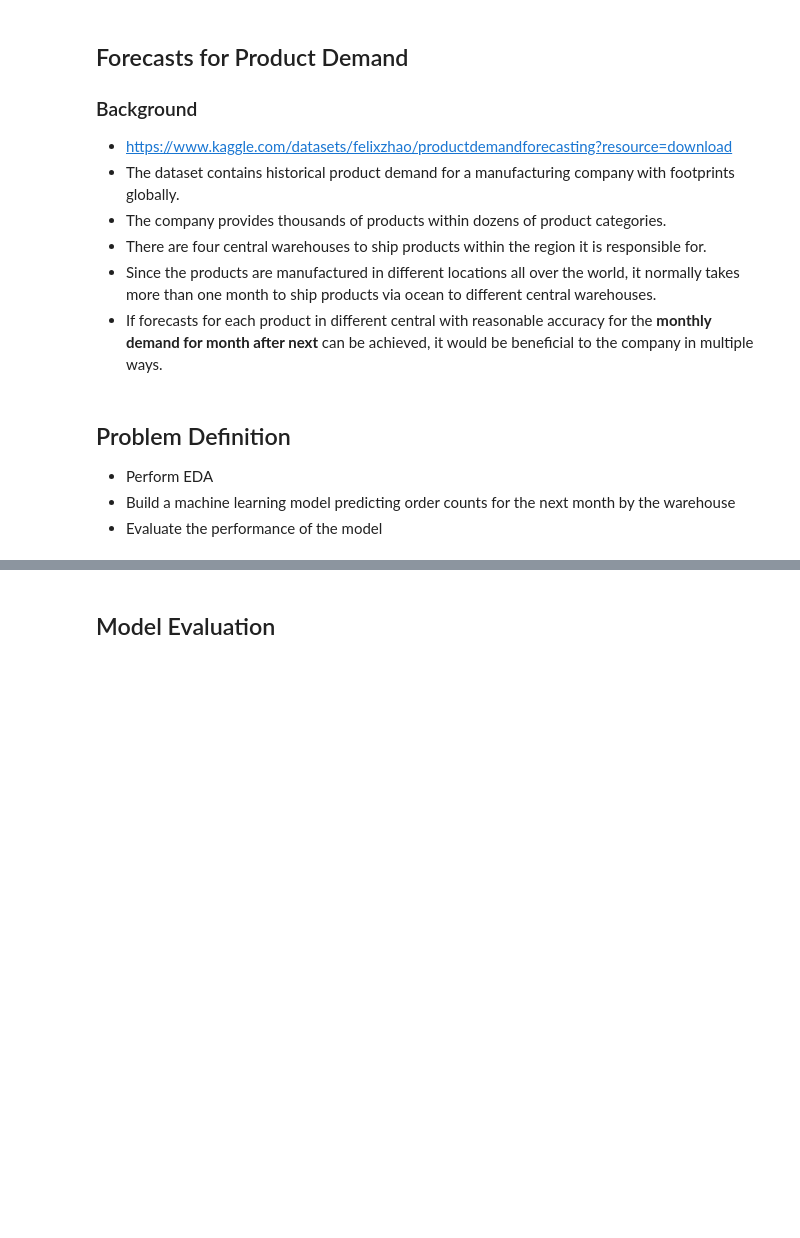
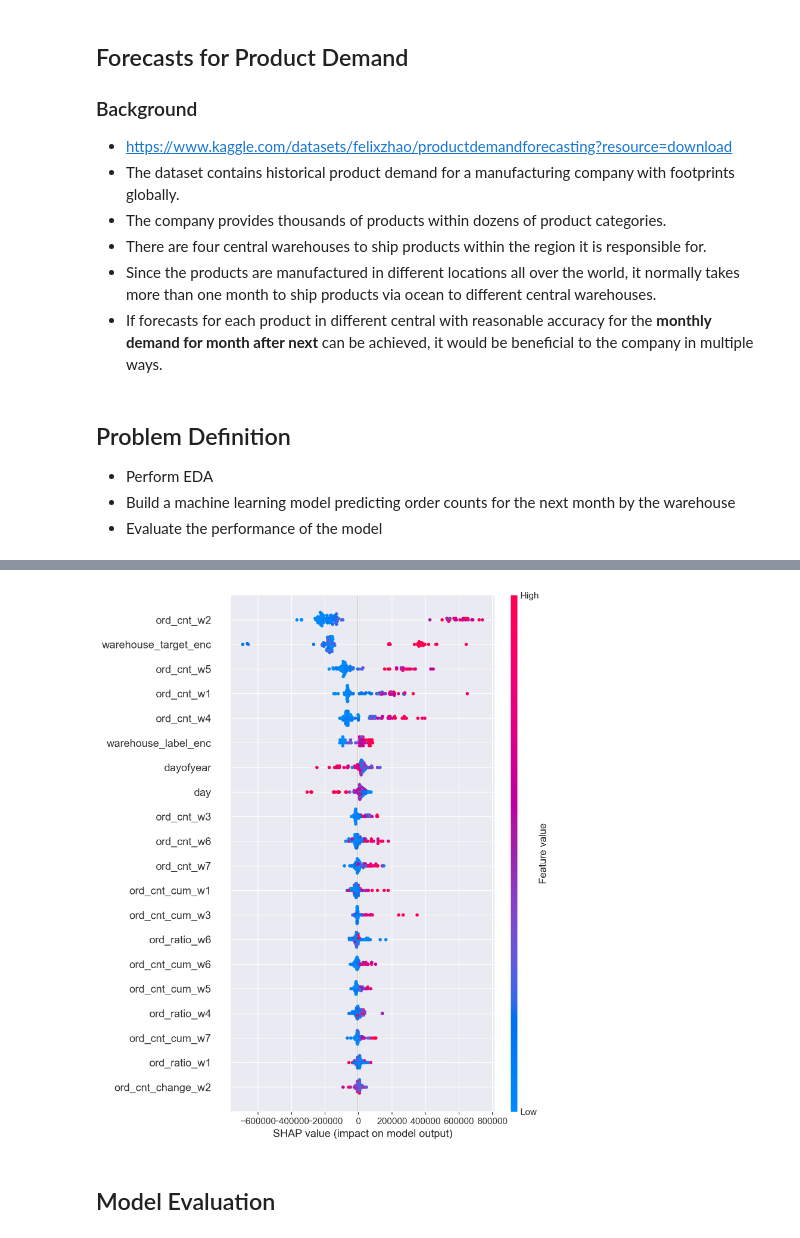
Before and after one commit to songhunhwa1/DS_demand_forecast, a Jupyter notebook: Forecast_Product_Demand/Modeling.ipynb, the cells around one changed output, grey strips where cells are left out. Saved outputs shown, nothing was run; the diff lists cells and outputs as text; code cells hidden in the pictures; blank space fills up the shorter version.

```diff
--- a/Forecast_Product_Demand/Modeling.ipynb
+++ b/Forecast_Product_Demand/Modeling.ipynb
@@ -283,3 +345,29 @@ pred_res.query("warehouse == 'Whse_S'")[['order','pred_cnt']].plot(figsize=(16,6
+# %%
+# shap value check
+train = df[df.index < self.shap_cut_date]
+pred = df[df.index >= self.shap_cut_date]
+
+train['warehouse_label_enc'] = self.label_encoder.fit_transform(train['warehouse'])
+train['warehouse_target_enc'] = self.target_encoder.fit_transform(train['warehouse'], train['order'])
+train = train.drop("warehouse", axis=1)
+X_train = train.drop("order", axis=1)
+y_train = train[['order']]
+
+# 성능 체크 용도
+pred['warehouse_label_enc'] = self.label_encoder.transform(pred['warehouse'])
+pred['warehouse_target_enc'] = self.target_encoder.transform(pred['warehouse'], pred['order'])
+X_pred = pred.drop(["order", "warehouse"], axis=1)
+y_pred = pred[['warehouse','order']]
+
+model = self.base_model
+model.fit(X_train, y_train)
+y_pred['pred_cnt'] = model.predict(X_pred).astype(int)
+
+explainer = shap.TreeExplainer(model)
+shap_values = explainer.shap_values(X_pred)
+shap.summary_plot(shap_values, X_pred)
+# %% [output]
+[figure, added]
 # %% [markdown]
 ## Model Evaluation
 # %%
```
Also changed, not shown: parts of 10 cells of this notebook.
